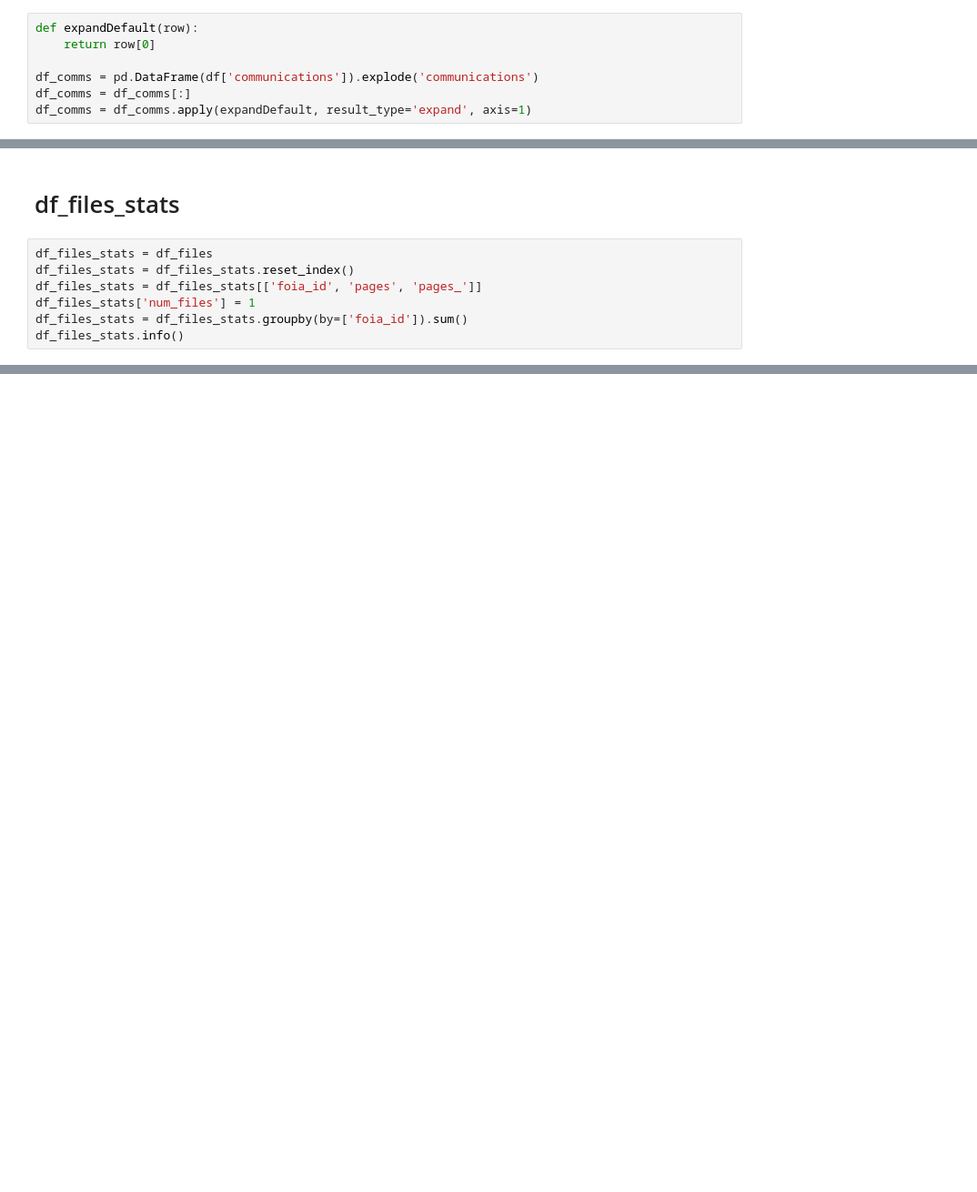
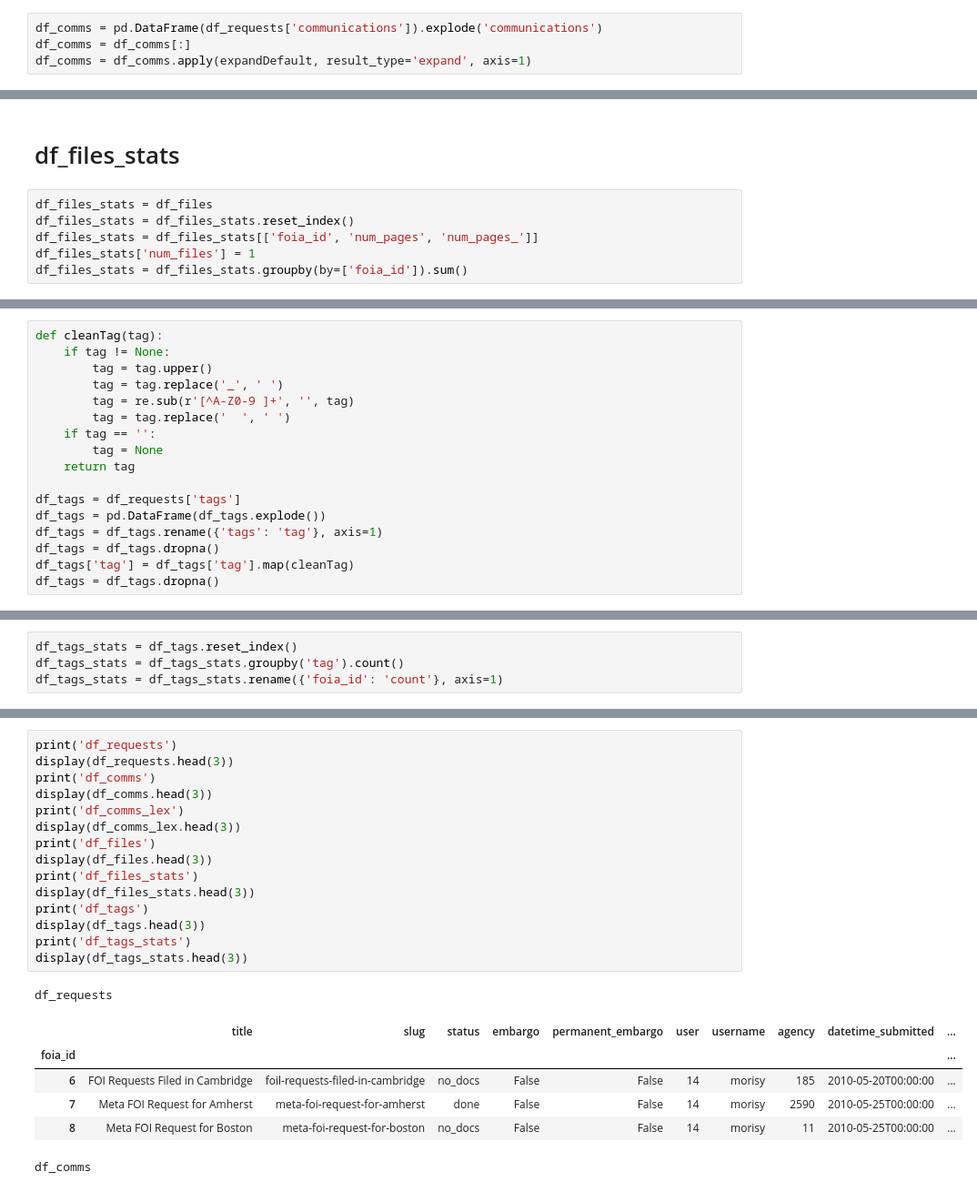
Before and after one commit to KarsonKimbrel/MuckRockFoiaAnalysis, a Jupyter notebook: Untitled.ipynb, the cells around one changed output, grey strips where cells are left out. Shown at 91% size. Cells and saved outputs as stored; diff of their text form; blank space fills up the shorter version.

Commit message:
Finished the requests tables, and some histograms

```diff
--- a/Untitled.ipynb
+++ b/Untitled.ipynb
@@ -33,10 +54,7 @@ memory usage: 7.9+ MB
 # %% [markdown]
 # df_comms
 # %%
-def expandDefault(row):
-    return row[0]
-
-df_comms = pd.DataFrame(df['communications']).explode('communications')
+df_comms = pd.DataFrame(df_requests['communications']).explode('communications')
 df_comms = df_comms[:]
 df_comms = df_comms.apply(expandDefault, result_type='expand', axis=1)
 # %%
@@ -200,7 +117,6 @@ memory usage: 20.3+ MB
 # %%
 df_files_stats = df_files
 df_files_stats = df_files_stats.reset_index()
-df_files_stats = df_files_stats[['foia_id', 'pages', 'pages_']]
+df_files_stats = df_files_stats[['foia_id', 'num_pages', 'num_pages_']]
 df_files_stats['num_files'] = 1
 df_files_stats = df_files_stats.groupby(by=['foia_id']).sum()
-df_files_stats.info()
@@ -224,0 +125,17 @@ dtype: float64
+# %%
+def cleanTag(tag):
+    if tag != None:
+        tag = tag.upper()
+        tag = tag.replace('_', ' ')
+        tag = re.sub(r'[^A-Z0-9 ]+', '', tag)
+        tag = tag.replace('  ', ' ')
+    if tag == '':
+        tag = None
+    return tag
+
+df_tags = df_requests['tags']
+df_tags = pd.DataFrame(df_tags.explode())
+df_tags = df_tags.rename({'tags': 'tag'}, axis=1)
+df_tags = df_tags.dropna()
+df_tags['tag'] = df_tags['tag'].map(cleanTag)
+df_tags = df_tags.dropna()
@@ -224,0 +144,4 @@ dtype: float64
+# %%
+df_tags_stats = df_tags.reset_index()
+df_tags_stats = df_tags_stats.groupby('tag').count()
+df_tags_stats = df_tags_stats.rename({'foia_id': 'count'}, axis=1)
@@ -224,0 +150,23 @@ dtype: float64
+# %%
+print('df_requests')
+display(df_requests.head(3))
+print('df_comms')
+display(df_comms.head(3))
+print('df_comms_lex')
+display(df_comms_lex.head(3))
+print('df_files')
+display(df_files.head(3))
+print('df_files_stats')
+display(df_files_stats.head(3))
+print('df_tags')
+display(df_tags.head(3))
+print('df_tags_stats')
+display(df_tags_stats.head(3))
+# %% [output]
+df_requests
+|  | title | slug | status | embargo | permanent_embargo | user | username | agency | datetime_submitted | ... |
+| foia_id |  |  |  |  |  |  |  |  |  | ... |
+| 6 | FOI Requests Filed in Cambridge | foil-requests-filed-in-cambridge | no_docs | False | False | 14 | morisy | 185 | 2010-05-20T00:00:00 | ... |
+| 7 | Meta FOI Request for Amherst | meta-foi-request-for-amherst | done | False | False | 14 | morisy | 2590 | 2010-05-25T00:00:00 | ... |
+| 8 | Meta FOI Request for Boston | meta-foi-request-for-boston | no_docs | False | False | 14 | morisy | 11 | 2010-05-25T00:00:00 | ... |
+df_comms
```
Also changed, not shown: parts of 21 cells of this notebook.
